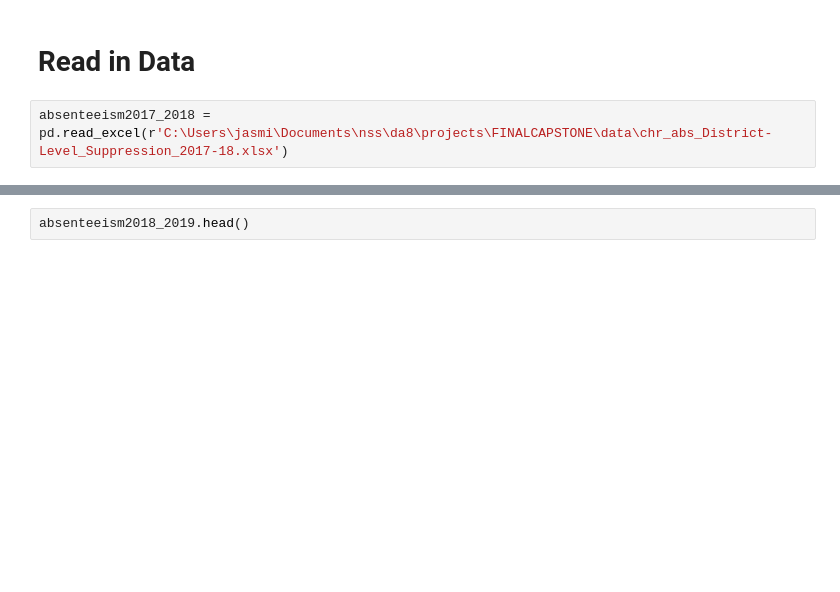
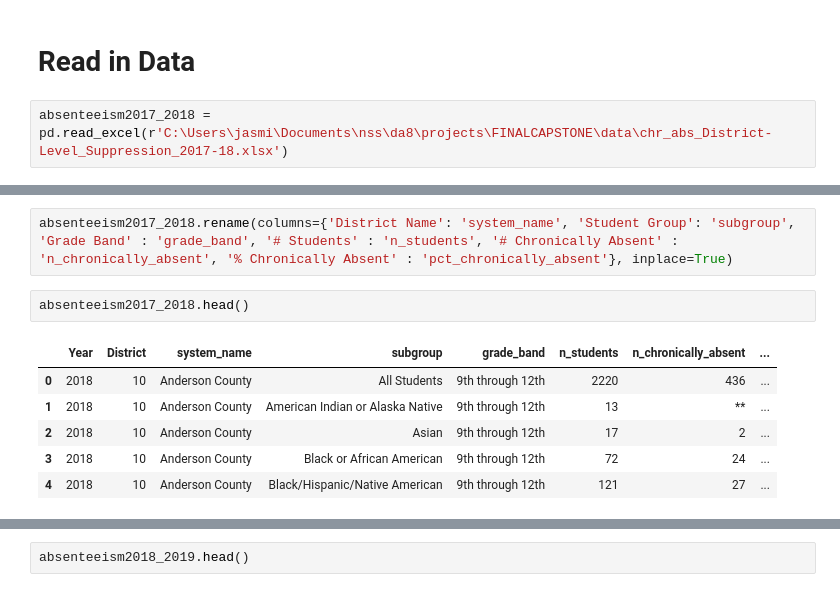
Before and after one commit to jnketiah89/FINALCAPSTONE, a Jupyter notebook: notebook/EDA_chronic_absenteeism.ipynb, the cells around one changed output, grey strips where cells are left out. Drawn from its saved outputs; the diff is of its cells as text; blank space fills up the shorter version.

Commit message:
dropping and renaming columns

```diff
--- a/notebook/EDA_chronic_absenteeism.ipynb
+++ b/notebook/EDA_chronic_absenteeism.ipynb
@@ -21,3 +25,14 @@ absenteeism.head()
 | 2 | 2018 | 10 | Anderson County | Asian | 9th through 12th | 17 | 2 | ... |
 | 3 | 2018 | 10 | Anderson County | Black or African American | 9th through 12th | 72 | 24 | ... |
 | 4 | 2018 | 10 | Anderson County | Black/Hispanic/Native American | 9th through 12th | 121 | 27 | ... |
+# %%
+absenteeism2017_2018.rename(columns={'District Name': 'system_name', 'Student Group': 'subgroup', 'Grade Band' : 'grade_band', '# Students' : 'n_students', '# Chronically Absent' : 'n_chronically_absent', '% Chronically Absent' : 'pct_chronically_absent'}, inplace=True)
+# %%
+absenteeism2017_2018.head()
+# %% [output]
+|  | Year | District | system_name | subgroup | grade_band | n_students | n_chronically_absent | ... |
+| 0 | 2018 | 10 | Anderson County | All Students | 9th through 12th | 2220 | 436 | ... |
+| 1 | 2018 | 10 | Anderson County | American Indian or Alaska Native | 9th through 12th | 13 | ** | ... |
+| 2 | 2018 | 10 | Anderson County | Asian | 9th through 12th | 17 | 2 | ... |
+| 3 | 2018 | 10 | Anderson County | Black or African American | 9th through 12th | 72 | 24 | ... |
+| 4 | 2018 | 10 | Anderson County | Black/Hispanic/Native American | 9th through 12th | 121 | 27 | ... |
```
Also changed, not shown: parts of 21 cells of this notebook.
